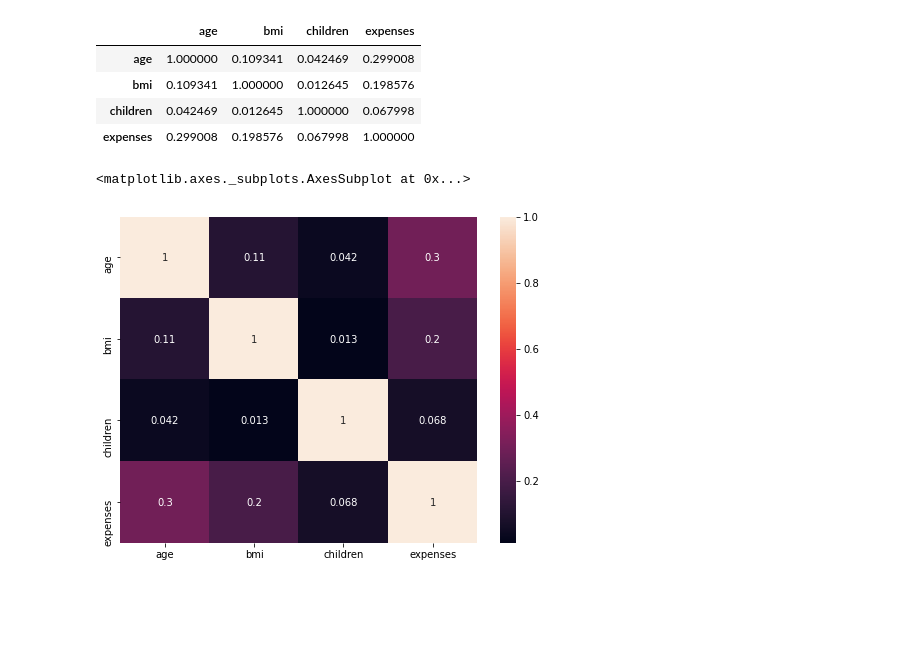
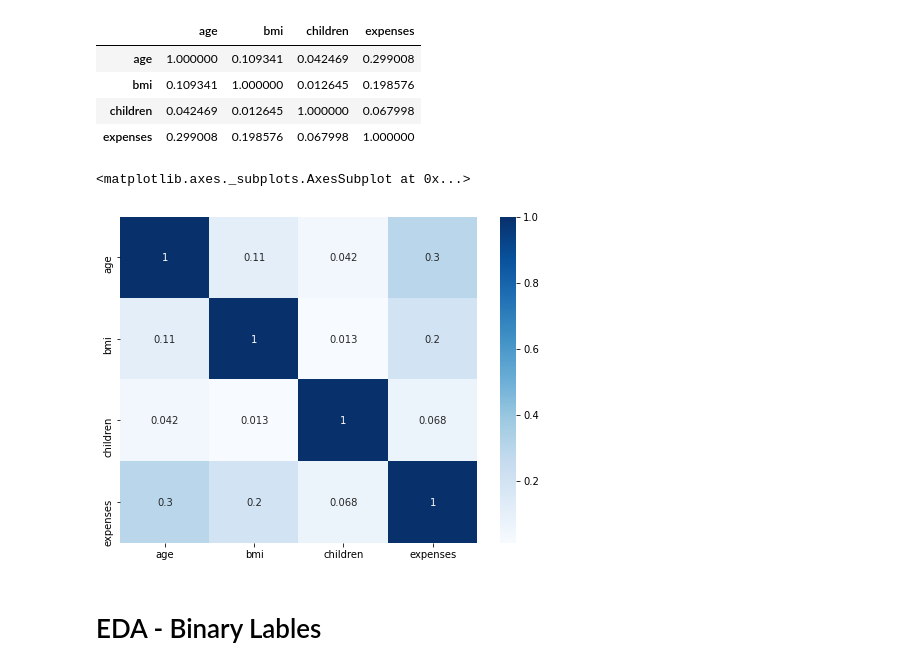
Before and after one commit to cc6580/RDS_insurance_bias, a Jupyter notebook: codes/1_1_EDA.ipynb, the cells around one changed output. Drawn from its saved outputs; the diff is of its cells as text; code cells hidden in the pictures; blank space fills up the shorter version.

```diff
--- a/codes/1_1_EDA.ipynb
+++ b/codes/1_1_EDA.ipynb
@@ -130,7 +135,9 @@ df_corr
 | expenses | 0.299008 | 0.198576 | 0.067998 | 1.000000 |
 # %%
 plt.figure(figsize=(8,6))
-sns.heatmap(df_corr, annot = True)
+sns.heatmap(df_corr, annot = True, cmap='Blues')
 # %% [output]
 <matplotlib.axes._subplots.AxesSubplot at 0x...>
-[figure, old version]
+[figure, new version]
+# %% [markdown]
+# EDA - Binary Lables
```
Also changed, not shown: parts of 21 cells of this notebook, 1 other file.
